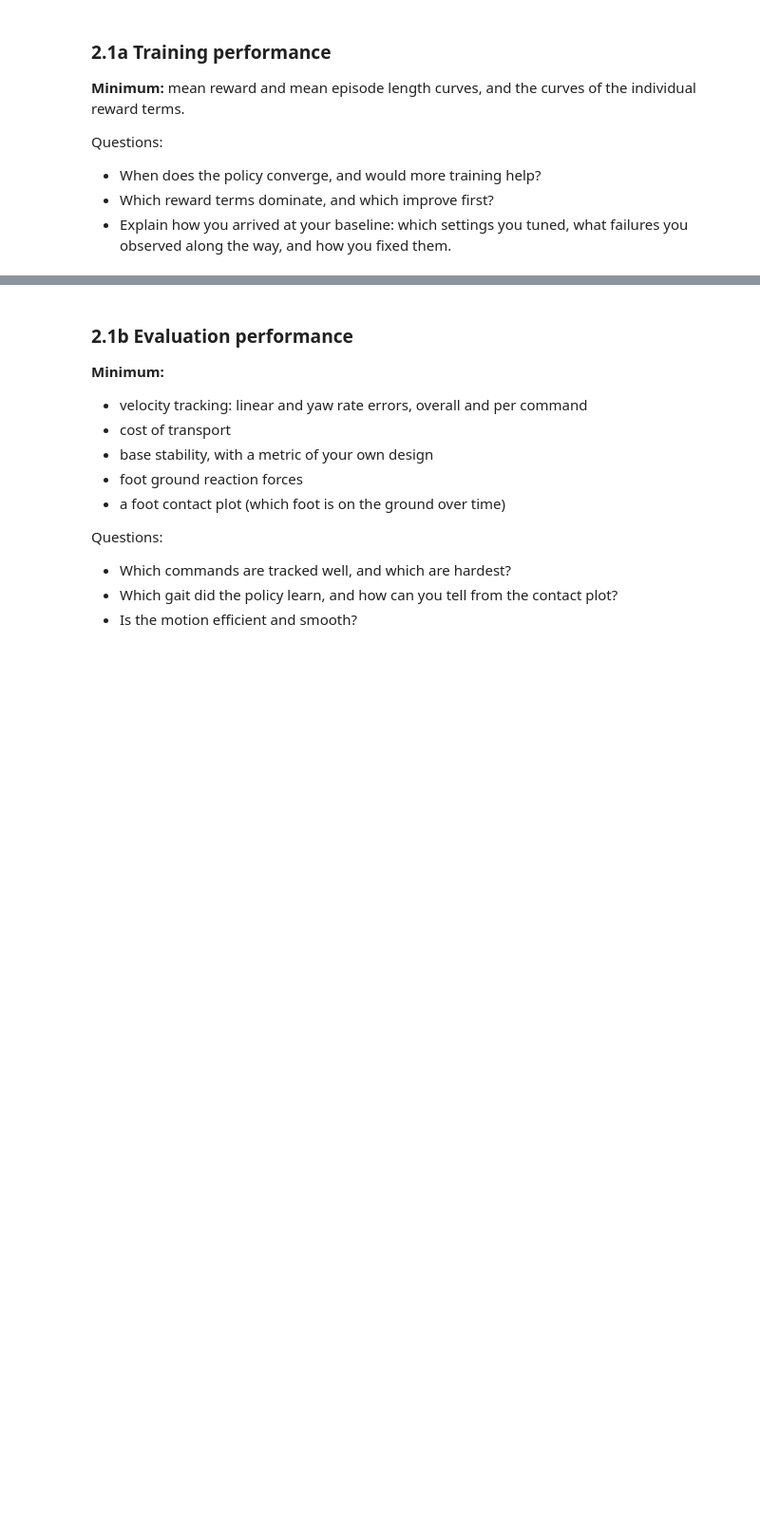
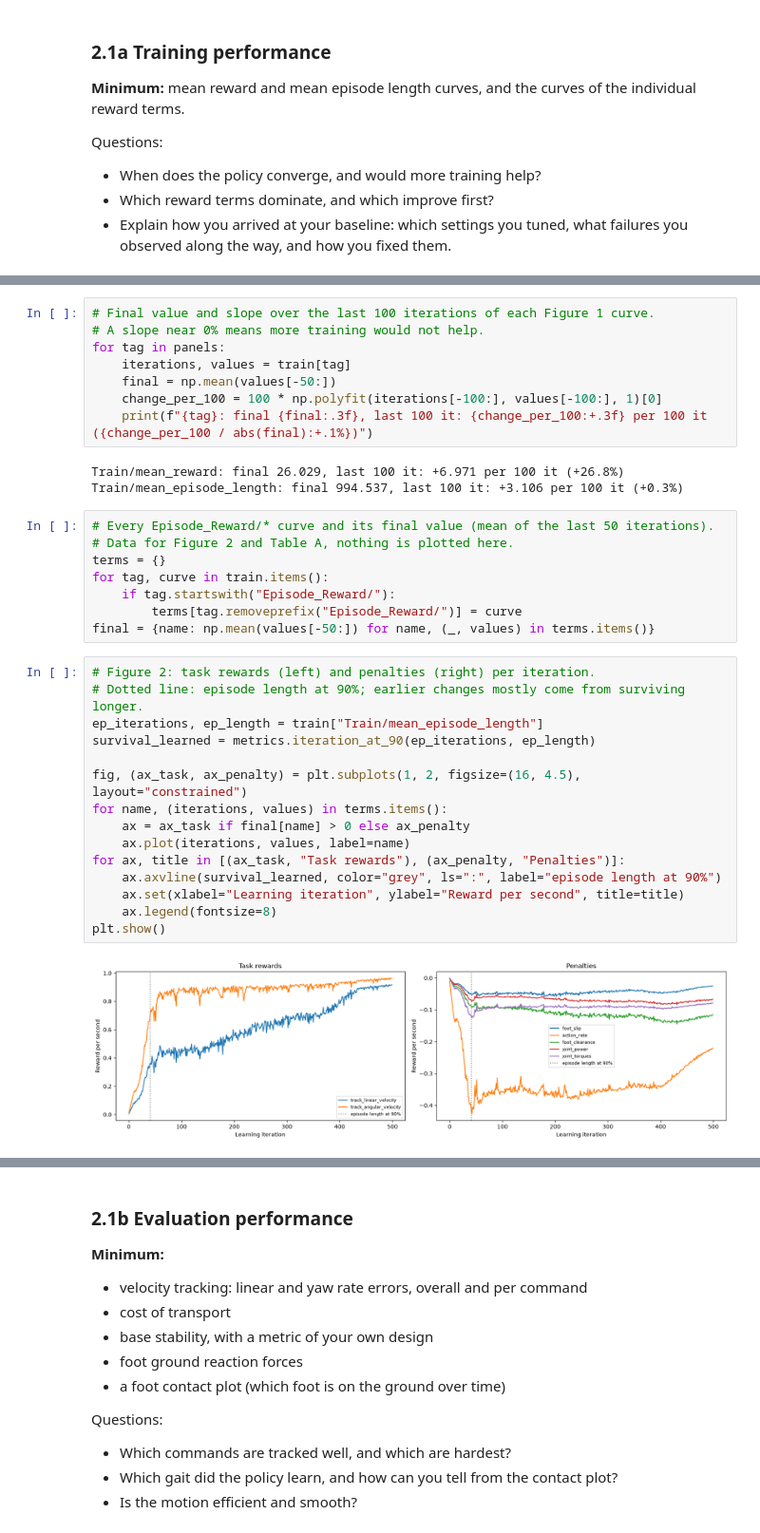
Before and after one commit to JustinLungu/GO2-Locomotion-RL, a Jupyter notebook: notebooks/02_flat_analysis.ipynb, the cells around one changed output, grey strips where cells are left out. Shown at 95% size. Saved outputs shown, nothing was run; the diff lists cells and outputs as text; blank space fills up the shorter version.

```diff
--- a/notebooks/02_flat_analysis.ipynb
+++ b/notebooks/02_flat_analysis.ipynb
@@ -421,0 +316,36 @@ Tracking dominates the reward at about 1.93 per second, compared with 0.16 from
+# %%
+# Final value and slope over the last 100 iterations of each Figure 1 curve.
+# A slope near 0% means more training would not help.
+for tag in panels:
+    iterations, values = train[tag]
+    final = np.mean(values[-50:])
+    change_per_100 = 100 * np.polyfit(iterations[-100:], values[-100:], 1)[0]
+    print(f"{tag}: final {final:.3f}, last 100 it: {change_per_100:+.3f} per 100 it ({change_per_100 / abs(final):+.1%})")
+# %% [output]
+Train/mean_reward: final 26.029, last 100 it: +6.971 per 100 it (+26.8%)
+Train/mean_episode_length: final 994.537, last 100 it: +3.106 per 100 it (+0.3%)
+# %%
+# Every Episode_Reward/* curve and its final value (mean of the last 50 iterations).
+# Data for Figure 2 and Table A, nothing is plotted here.
+terms = {}
+for tag, curve in train.items():
+    if tag.startswith("Episode_Reward/"):
+        terms[tag.removeprefix("Episode_Reward/")] = curve
+final = {name: np.mean(values[-50:]) for name, (_, values) in terms.items()}
+# %%
+# Figure 2: task rewards (left) and penalties (right) per iteration.
+# Dotted line: episode length at 90%; earlier changes mostly come from surviving longer.
+ep_iterations, ep_length = train["Train/mean_episode_length"]
+survival_learned = metrics.iteration_at_90(ep_iterations, ep_length)
+
+fig, (ax_task, ax_penalty) = plt.subplots(1, 2, figsize=(16, 4.5), layout="constrained")
+for name, (iterations, values) in terms.items():
+    ax = ax_task if final[name] > 0 else ax_penalty
+    ax.plot(iterations, values, label=name)
+for ax, title in [(ax_task, "Task rewards"), (ax_penalty, "Penalties")]:
+    ax.axvline(survival_learned, color="grey", ls=":", label="episode length at 90%")
+    ax.set(xlabel="Learning iteration", ylabel="Reward per second", title=title)
+    ax.legend(fontsize=8)
+plt.show()
+# %% [output]
+[figure, added]
```
Also changed, not shown: parts of 74 cells of this notebook, 6 other files.
